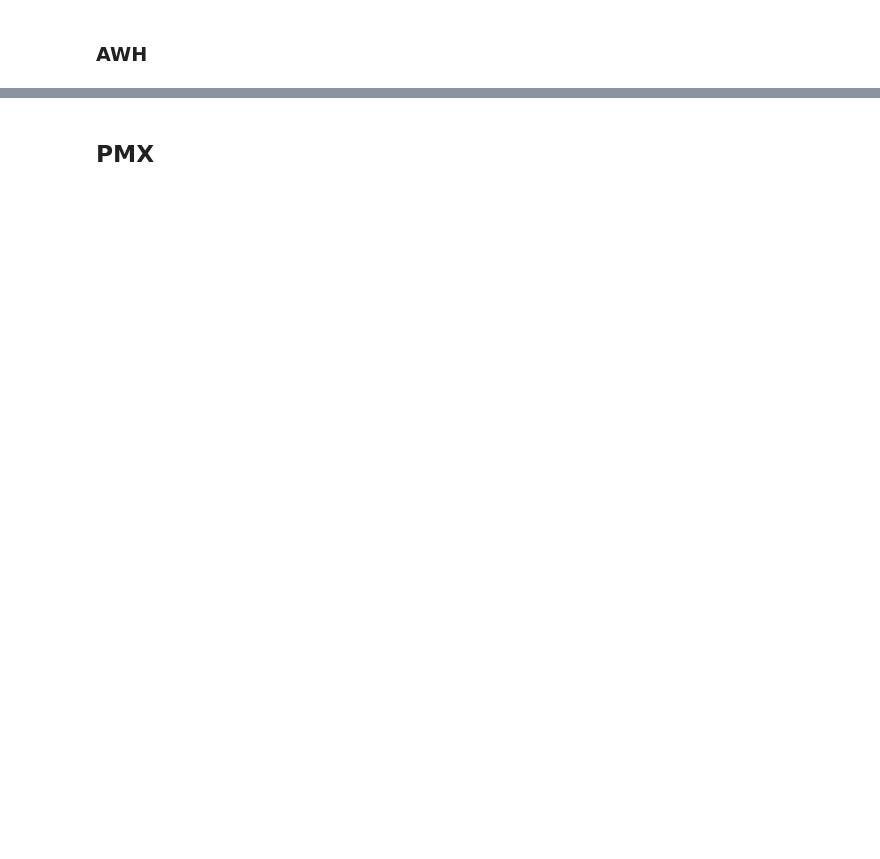
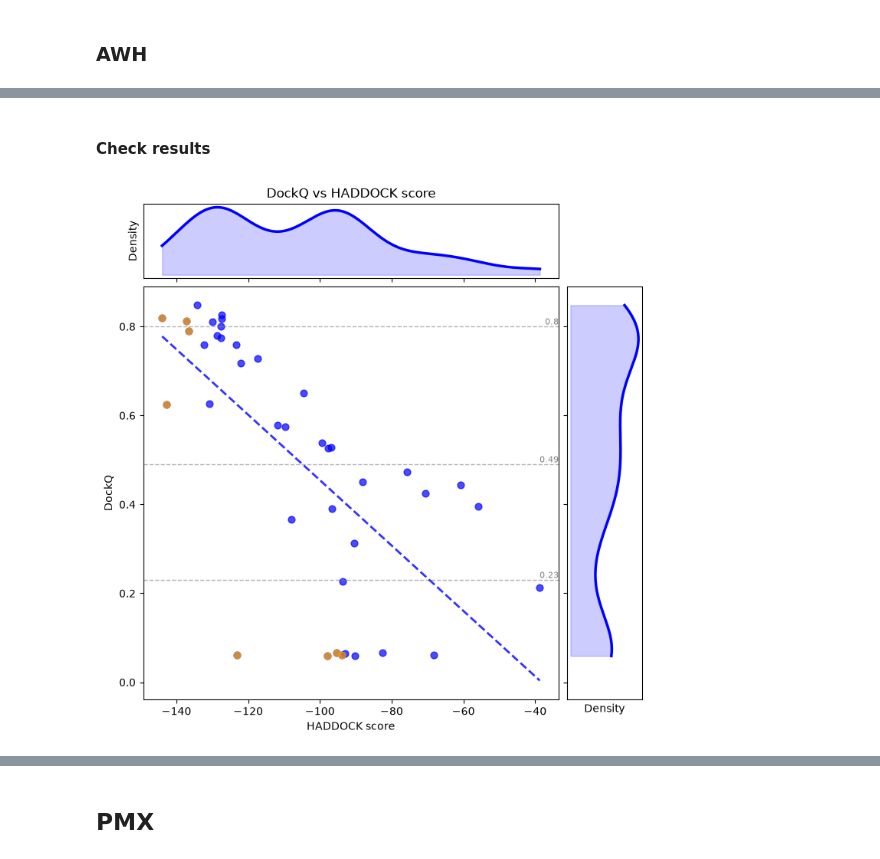
Before and after one commit to RubenChM/biobb_wf_antibody, a Jupyter notebook: biobb_wf_antibody/notebooks/biobb_antibody.ipynb, the cells around one changed output, grey strips where cells are left out. Cells and saved outputs as stored; diff of their text form; code cells hidden in the pictures; blank space fills up the shorter version.

```diff
--- a/biobb_wf_antibody/notebooks/biobb_antibody.ipynb
+++ b/biobb_wf_antibody/notebooks/biobb_antibody.ipynb
@@ -3497,0 +4767,11 @@ gmx_image(input_traj_path=AWH_output_imaged_traj,
+# %%
+AWH_dock_dir = AWH_dir / 'docking'
+(AWH_dock_dir / 'input').mkdir(parents=True, exist_ok=True)
+
+# Copy the cluster representative PDB to the docking input directory
+shutil.copy2(AWH_ab_dock_pdb, AWH_dock_dir / 'input' / 'antibody.pdb')
+# Reuse the cleaned reference and antigen PDBs from the docking run
+shutil.copy2(ref_pdb_clean, AWH_dock_dir / 'input' / 'reference.pdb')
+shutil.copy2(ag_pdb_clean, AWH_dock_dir / 'input' / 'antigen.pdb')
+shutil.copy2(complex_tbl, AWH_dock_dir / 'input' / 'ambig.tbl')
+shutil.copy2(body_tbl, AWH_dock_dir / 'input' / 'unambig.tbl')
@@ -3497,0 +4820,7 @@ gmx_image(input_traj_path=AWH_output_imaged_traj,
+# %% [markdown]
+#### Check results
+# %%
+ax = plot_dockq_vs_score(AWH_dock_dir)
+plt.show()
+# %% [output]
+[figure, added]
```
Also changed, not shown: parts of 223 cells of this notebook, 5 other files.
